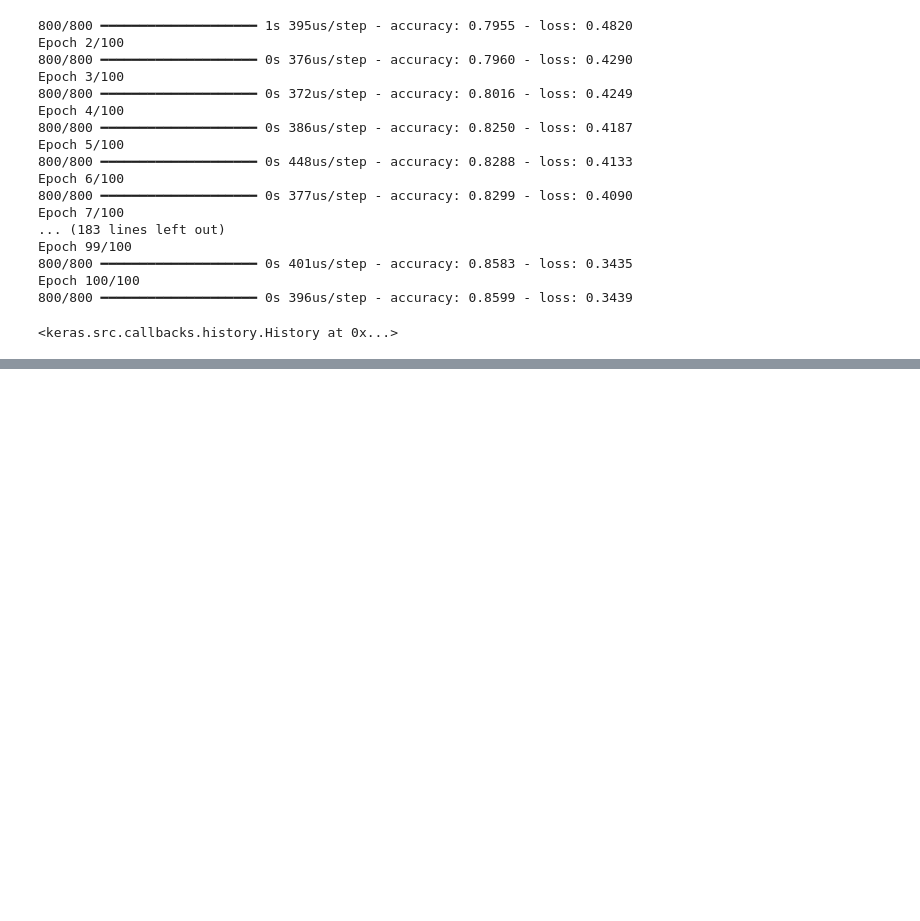
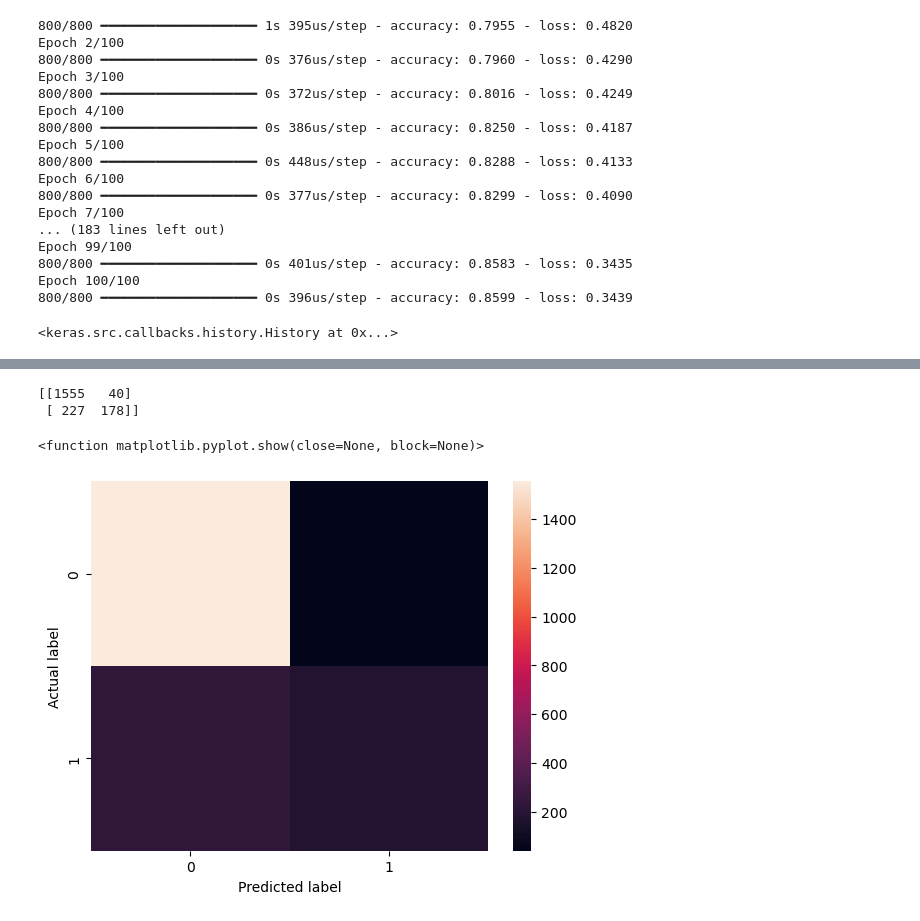
Before and after one commit to marlonmunoz/DeepLearning-ANN-Build-and-Optimize, a Jupyter notebook: ANN_project.ipynb, the cells around one changed output, grey strips where cells are left out. Drawn from its saved outputs; the diff is of its cells as text; code cells hidden in the pictures; blank space fills up the shorter version.

Commit message:
Making predictions

```diff
--- a/ANN_project.ipynb
+++ b/ANN_project.ipynb
@@ -268,3 +268,8 @@ Epoch 99/100
 Epoch 100/100
 800/800 ━━━━━━━━━━━━━━━━━━━━ 0s 396us/step - accuracy: 0.8599 - loss: 0.3439
 <keras.src.callbacks.history.History at 0x...>
+# %%
+# Make predictions and evaluate the model
+y_pred = classifier.predict(X_test)
+y_pred = (y_pred > 0.5) # Convert probabilities to binary output
+print(y_pred)
@@ -270,0 +285,17 @@ Epoch 100/100
+# %%
+# Make confusion matrix
+from sklearn.metrics import confusion_matrix
+
+cm = confusion_matrix(y_test, y_pred)
+print(cm)
+# %% [output]
+[[1555   40]
+ [ 227  178]]
+# %%
+sns.heatmap(pd.DataFrame(cm))
+plt.xlabel("Predicted label")
+plt.ylabel("Actual label")
+plt.show
+# %% [output]
+<function matplotlib.pyplot.show(close=None, block=None)>
+[figure, added]
```
Also changed, not shown: parts of 4 cells of this notebook.
